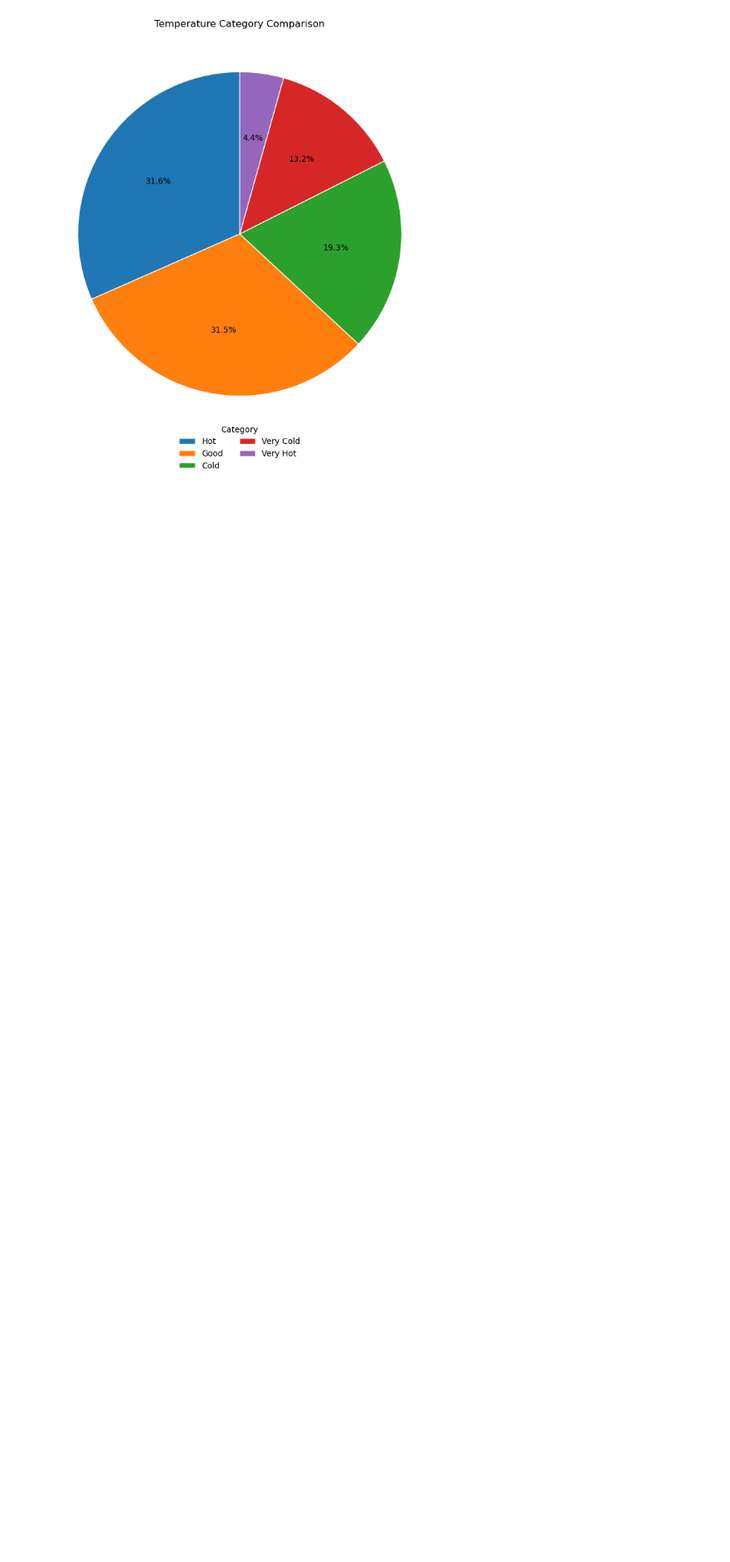
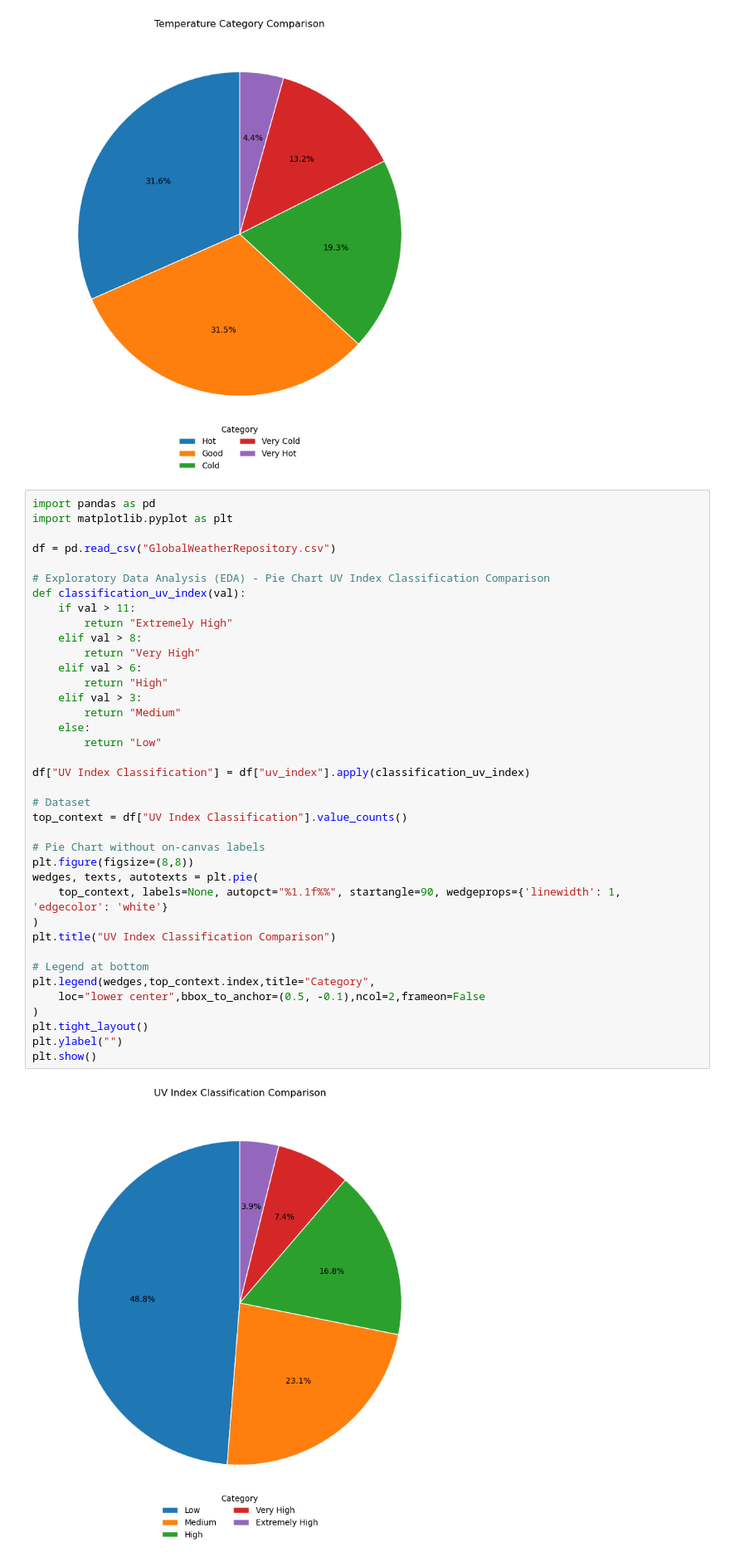
Before and after one commit to FlazeFy2/DS-World_Weather_Repository, a Jupyter notebook: exploratory data analysis-pie.ipynb, the cells around one changed output. Shown: that part at 83% size. Saved outputs shown, nothing was run; the diff lists cells and outputs as text; blank space fills up the shorter version.

Commit message:
[DS] Exploratory Data Analysis (EDA) - Pie Chart UV Index Classification Comparison

```diff
--- a/exploratory data analysis-pie.ipynb
+++ b/exploratory data analysis-pie.ipynb
@@ -131,3 +131,43 @@ plt.ylabel("")
 plt.show()
 # %% [output]
 [figure]
+# %%
+import pandas as pd
+import matplotlib.pyplot as plt
+
+df = pd.read_csv("GlobalWeatherRepository.csv")
+
+# Exploratory Data Analysis (EDA) - Pie Chart UV Index Classification Comparison
+def classification_uv_index(val):
+    if val > 11:
+        return "Extremely High"
+    elif val > 8:
+        return "Very High"
+    elif val > 6:
+        return "High"
+    elif val > 3:
+        return "Medium"
+    else:
+        return "Low"
+
+df["UV Index Classification"] = df["uv_index"].apply(classification_uv_index)
+
+# Dataset
+top_context = df["UV Index Classification"].value_counts()
+
+# Pie Chart without on-canvas labels
+plt.figure(figsize=(8,8))
+wedges, texts, autotexts = plt.pie(
+    top_context, labels=None, autopct="%1.1f%%", startangle=90, wedgeprops={'linewidth': 1, 'edgecolor': 'white'}
+)
+plt.title("UV Index Classification Comparison")
+
+# Legend at bottom
+plt.legend(wedges,top_context.index,title="Category",
+    loc="lower center",bbox_to_anchor=(0.5, -0.1),ncol=2,frameon=False
+)
+plt.tight_layout()
+plt.ylabel("")
+plt.show()
+# %% [output]
+[figure, added]
```
